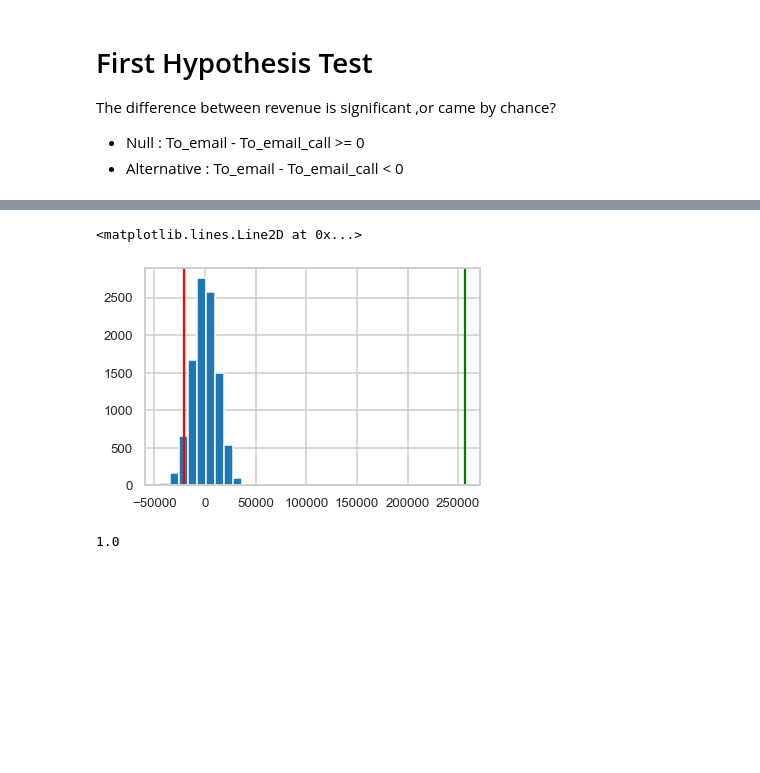
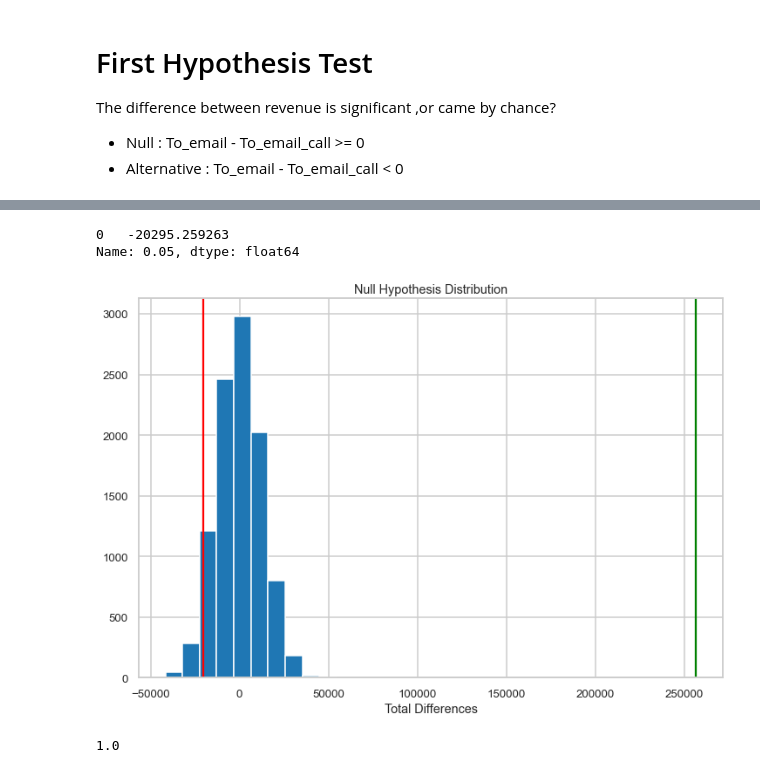
Before and after one commit to MahmoudAdel-hub/New_Product_Marketing_Method, a Jupyter notebook: ProfessionalDA.ipynb, the cells around one changed output, grey strips where cells are left out. Drawn from its saved outputs; the diff is of its cells as text; code cells hidden in the pictures; blank space fills up the shorter version.

```diff
--- a/ProfessionalDA.ipynb
+++ b/ProfessionalDA.ipynb
@@ -306,12 +325,20 @@ np.std(differences)
 # %%
 null = np.random.normal(0,12456.145025344704,size=10000)
+# %%
+pd.DataFrame(null).quantile(0.05)
+# %% [output]
+0   -20295.259263
+Name: 0.05, dtype: float64
 # %%
+plt.figure(figsize=(12,8))
 pd.DataFrame(null)[0].hist()
-plt.axvline(-20745.179382,color='red')
+plt.axvline(-20295.259263,color='red')
 plt.axvline(Sample_diff,color='green')
+plt.title('Null Hypothesis Distribution')
+plt.xlabel('Total Differences')
+plt.show()
 # %% [output]
-<matplotlib.lines.Line2D at 0x...>
-[figure, old version]
+[figure, new version]
 # %%
 pvalue = (null < Sample_diff).mean()
 pvalue
```
Also changed, not shown: parts of 17 cells of this notebook, 1 other file.
